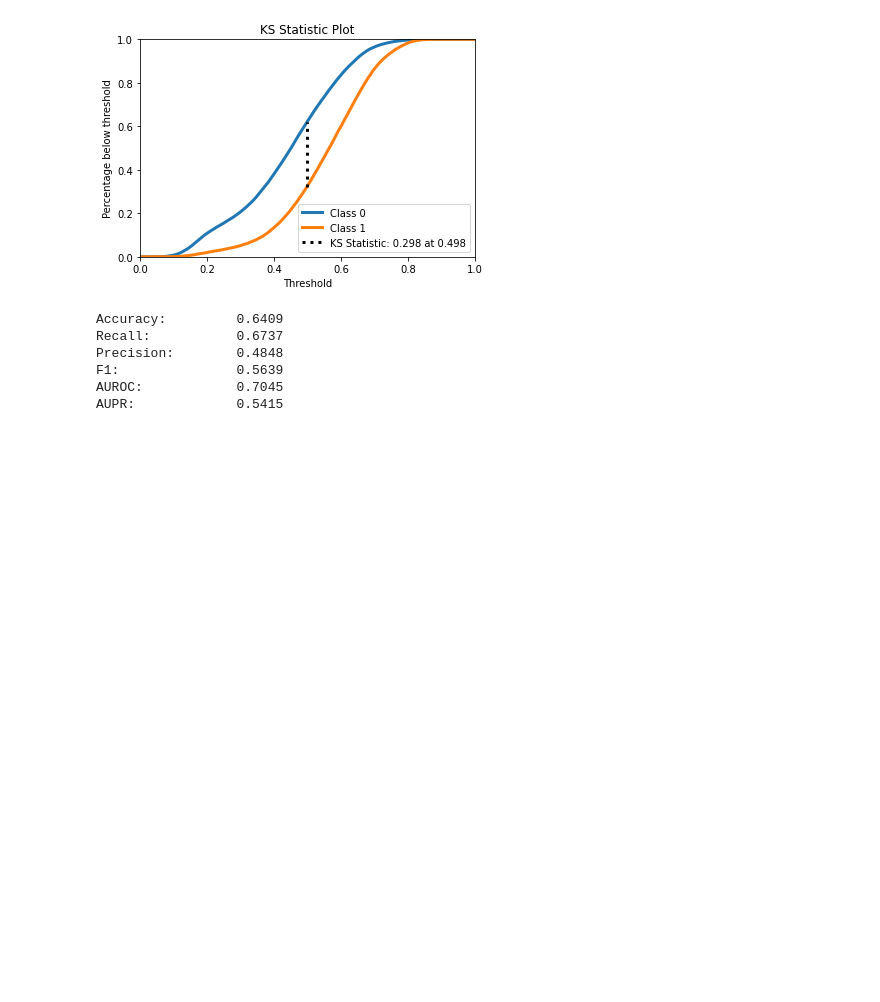
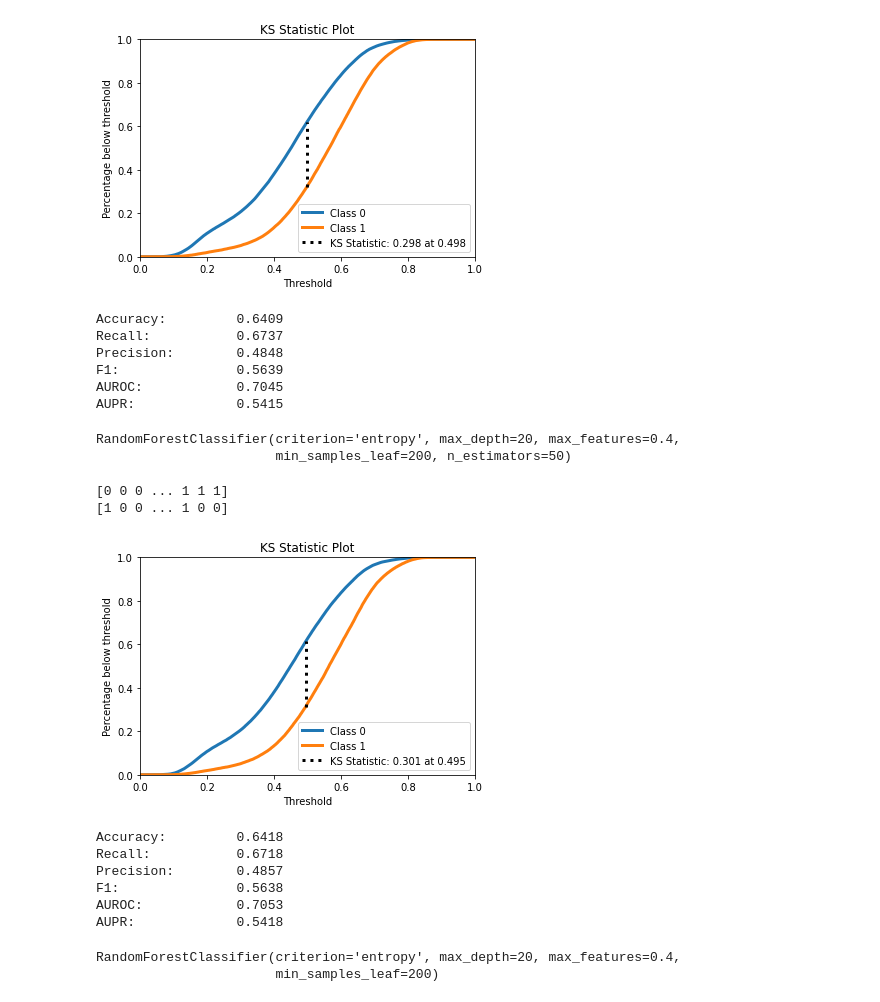
Before and after one commit to rafaelmotaalves/neural-networks, a Jupyter notebook: trn/forest.ipynb, the cells around one changed output. Drawn from its saved outputs; the diff is of its cells as text; code cells hidden in the pictures; blank space fills up the shorter version.

Commit message:
Add more variations forest

```diff
--- a/trn/forest.ipynb
+++ b/trn/forest.ipynb
@@ -138,3 +138,26 @@ Precision:        0.4848
 F1:               0.5639
 AUROC:            0.7045
 AUPR:             0.5415
+# %%
+classifier5 = RandomForestClassifier(n_estimators=50, max_depth=20, min_samples_leaf=200, max_features=.4, criterion="entropy")
+# %%
+classifier5.fit(x_train, y_train)
+# %% [output]
+RandomForestClassifier(criterion='entropy', max_depth=20, max_features=0.4,
+                       min_samples_leaf=200, n_estimators=50)
+# %%
+y_pred = classifier5.predict(x_test)
+y_pred_proba = classifier5.predict_proba(x_test)
+# %%
+accuracy, recall, precision, f1, auroc, aupr = compute_performance_metrics(y_test, y_pred, y_pred_proba[-1])
+print_metrics_summary(accuracy, recall, precision, f1, auroc, aupr)
+# %% [output]
+[0 0 0 ... 1 1 1]
+[1 0 0 ... 1 0 0]
+[figure, added]
+Accuracy:         0.6418
+Recall:           0.6718
+Precision:        0.4857
+F1:               0.5638
+AUROC:            0.7053
+AUPR:             0.5418
@@ -140,0 +166,5 @@ AUPR:             0.5415
+# %%
+classifier6.fit(x_train, y_train)
+# %% [output]
+RandomForestClassifier(criterion='entropy', max_depth=20, max_features=0.4,
+                       min_samples_leaf=200)
```
Also changed, not shown: parts of 7 cells of this notebook.
